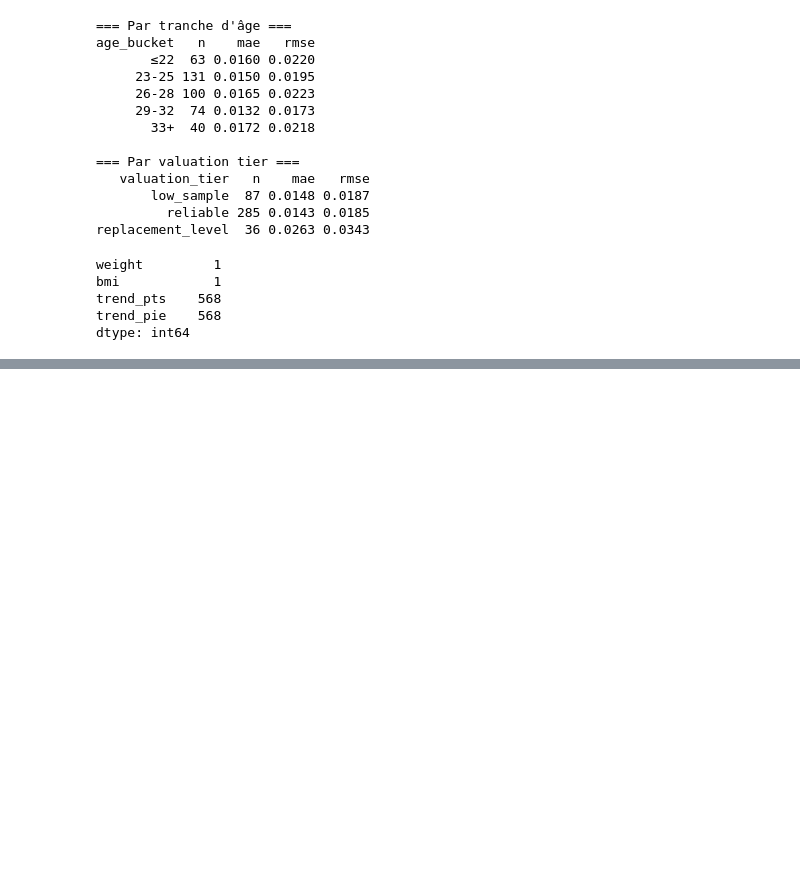
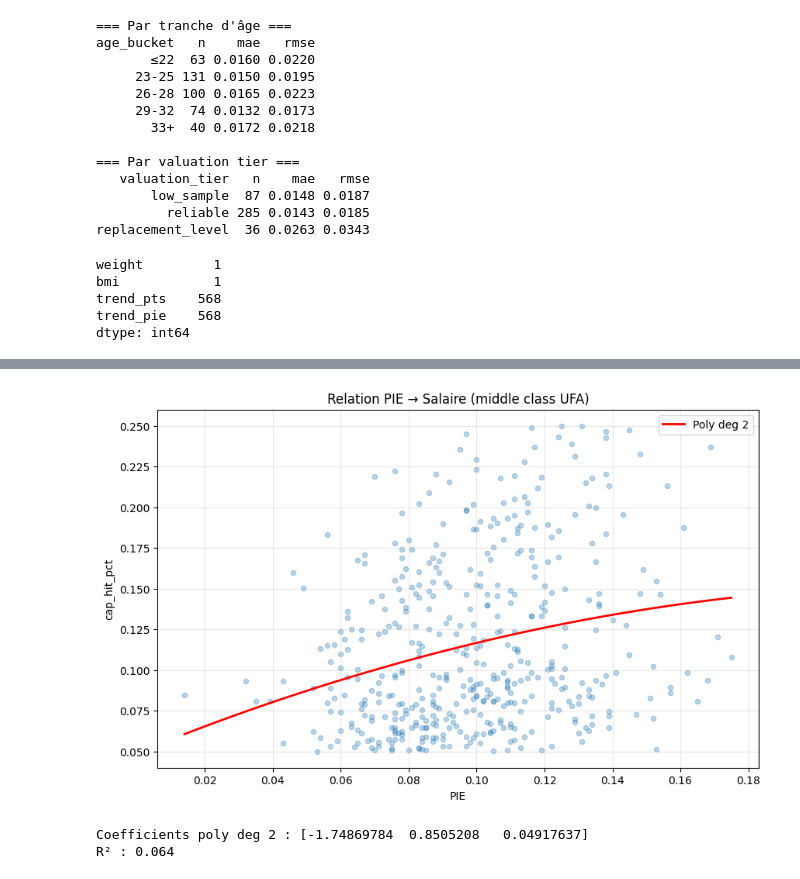
Before and after one commit to ahmedjerba/Nba_Copilot_Project, a Jupyter notebook: Composant3/backtest/test1.ipynb, the cells around one changed output, grey strips where cells are left out. Drawn from its saved outputs; the diff is of its cells as text; code cells hidden in the pictures; blank space fills up the shorter version.

```diff
--- a/Composant3/backtest/test1.ipynb
+++ b/Composant3/backtest/test1.ipynb
@@ -102,0 +133,9 @@ NameError: name 'engine' is not defined
+# %%
+with engine.connect() as conn:
+    cols = pd.read_sql(text("""
+        SELECT column_name, data_type
+        FROM information_schema.columns
+        WHERE table_name = 'training_pairs'
+        ORDER BY ordinal_position
+    """), conn)
+print(cols.to_string())
@@ -102,0 +242,4 @@ NameError: name 'engine' is not defined
+# %%
+with engine.connect() as conn:
+    df_tp = pd.read_sql(text("SELECT * FROM training_pairs LIMIT 1"), conn)
+print(list(df_tp.columns))
@@ -102,0 +248,8 @@ NameError: name 'engine' is not defined
+# %%
+# Cellule 1 — charger les données
+with engine.connect() as conn:
+    df_tp = pd.read_sql(text("SELECT * FROM training_pairs WHERE feature_version = 'v1.0'"), conn)
+    df_contracts = pd.read_sql(text("SELECT * FROM contracts"), conn)
+
+print("Colonnes training_pairs:")
+print(list(df_tp.columns))
@@ -102,0 +333,26 @@ NameError: name 'engine' is not defined
+# %%
+import matplotlib.pyplot as plt
+import numpy as np
+
+plt.figure(figsize=(10, 6))
+plt.scatter(pairs["pie"], pairs["cap_hit_pct"], alpha=0.3, s=20)
+
+# Tendance polynomiale degré 2
+z = np.polyfit(pairs["pie"], pairs["cap_hit_pct"], 2)
+p = np.poly1d(z)
+x_line = np.linspace(pairs["pie"].min(), pairs["pie"].max(), 100)
+plt.plot(x_line, p(x_line), "r-", linewidth=2, label="Poly deg 2")
+
+plt.xlabel("PIE")
+plt.ylabel("cap_hit_pct")
+plt.title("Relation PIE → Salaire (middle class UFA)")
+plt.legend()
+plt.grid(True, alpha=0.3)
+plt.show()
+
+print(f"Coefficients poly deg 2 : {z}")
+print(f"R² : {np.corrcoef(pairs['pie'], pairs['cap_hit_pct'])[0,1]**2:.3f}")
+# %% [output]
+[figure, added]
+Coefficients poly deg 2 : [-1.74869784  0.8505208   0.04917637]
+R² : 0.064
```
Also changed, not shown: parts of 10 cells of this notebook, 27 other files.
